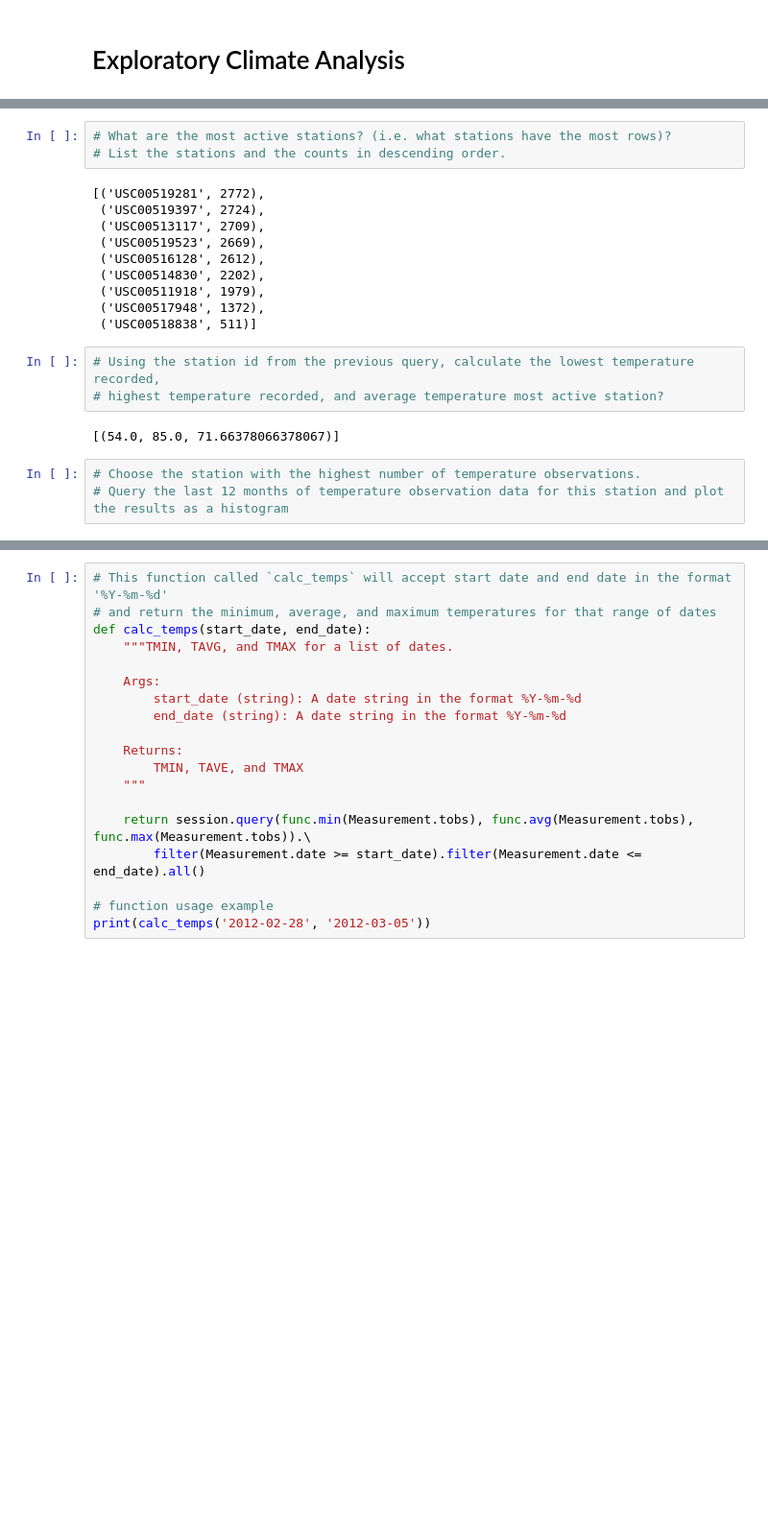
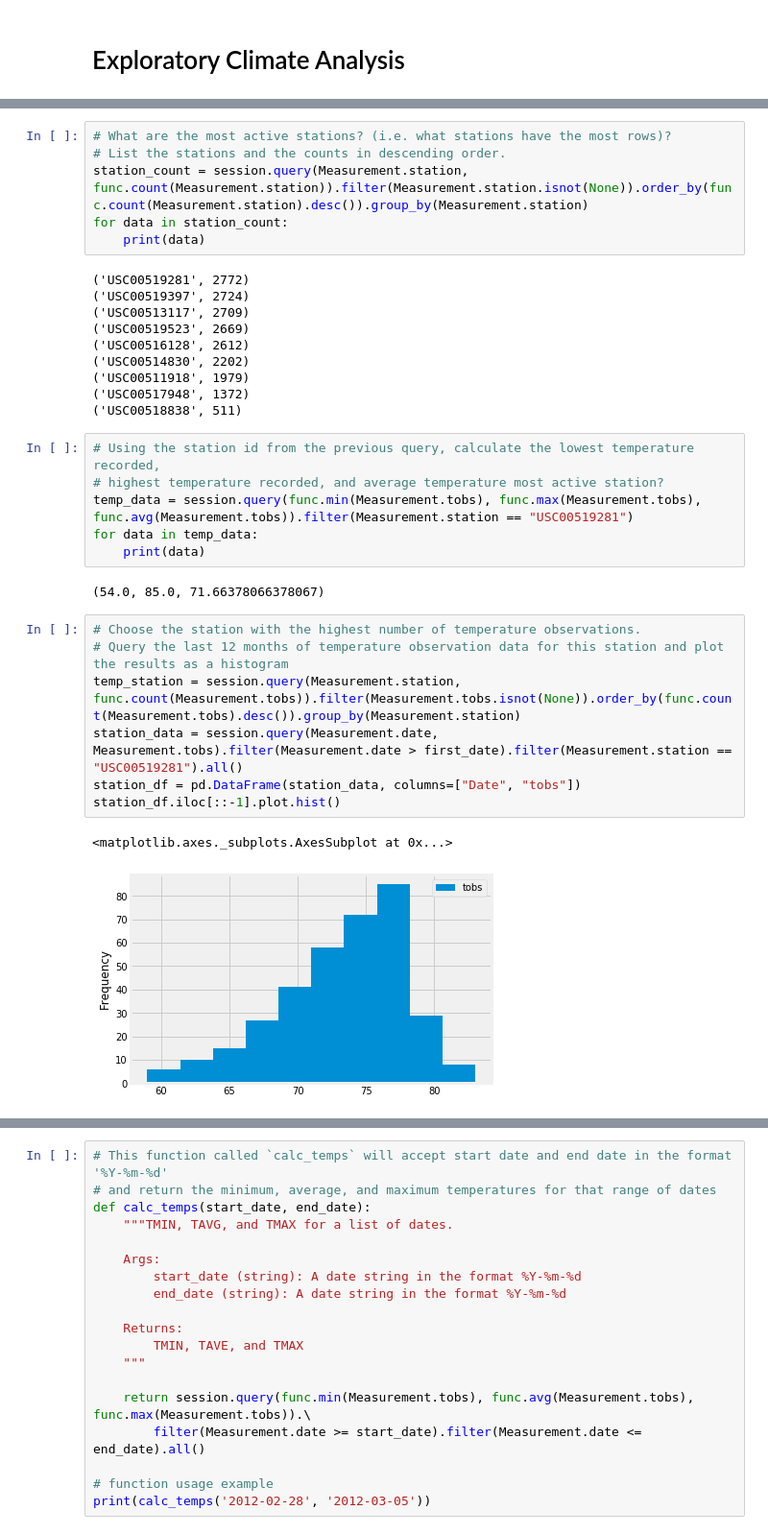
Before and after one commit to Ryanj535/surfanalysis, a Jupyter notebook: climate_analysis.ipynb, the cells around one changed output, grey strips where cells are left out. Shown at 96% size. Cells and saved outputs as stored; diff of their text form; blank space fills up the shorter version.

```diff
--- a/climate_analysis.ipynb
+++ b/climate_analysis.ipynb
@@ -78,24 +105,37 @@ AttributeError: type object 'datetime.date' has no attribute 'last'
 # %%
 # What are the most active stations? (i.e. what stations have the most rows)?
 # List the stations and the counts in descending order.
+station_count = session.query(Measurement.station, func.count(Measurement.station)).filter(Measurement.station.isnot(None)).order_by(func.count(Measurement.station).desc()).group_by(Measurement.station)
+for data in station_count:
+    print(data)
 # %% [output]
-[('USC00519281', 2772),
- ('USC00519397', 2724),
- ('USC00513117', 2709),
- ('USC00519523', 2669),
- ('USC00516128', 2612),
- ('USC00514830', 2202),
- ('USC00511918', 1979),
- ('USC00517948', 1372),
- ('USC00518838', 511)]
+('USC00519281', 2772)
+('USC00519397', 2724)
+('USC00513117', 2709)
+('USC00519523', 2669)
+('USC00516128', 2612)
+('USC00514830', 2202)
+('USC00511918', 1979)
+('USC00517948', 1372)
+('USC00518838', 511)
 # %%
 # Using the station id from the previous query, calculate the lowest temperature recorded,
 # highest temperature recorded, and average temperature most active station?
+temp_data = session.query(func.min(Measurement.tobs), func.max(Measurement.tobs), func.avg(Measurement.tobs)).filter(Measurement.station == "USC00519281")
+for data in temp_data:
+    print(data)
 # %% [output]
-[(54.0, 85.0, 71.66378066378067)]
+(54.0, 85.0, 71.66378066378067)
 # %%
 # Choose the station with the highest number of temperature observations.
 # Query the last 12 months of temperature observation data for this station and plot the results as a histogram
+temp_station = session.query(Measurement.station, func.count(Measurement.tobs)).filter(Measurement.tobs.isnot(None)).order_by(func.count(Measurement.tobs).desc()).group_by(Measurement.station)
+station_data = session.query(Measurement.date, Measurement.tobs).filter(Measurement.date > first_date).filter(Measurement.station == "USC00519281").all()
+station_df = pd.DataFrame(station_data, columns=["Date", "tobs"])
+station_df.iloc[::-1].plot.hist()
+# %% [output]
+<matplotlib.axes._subplots.AxesSubplot at 0x...>
+[figure, added]
 # %% [markdown]
 ![precipitation](Images/station-histogram.png)
 # %%
```
Also changed, not shown: parts of 5 cells of this notebook.
